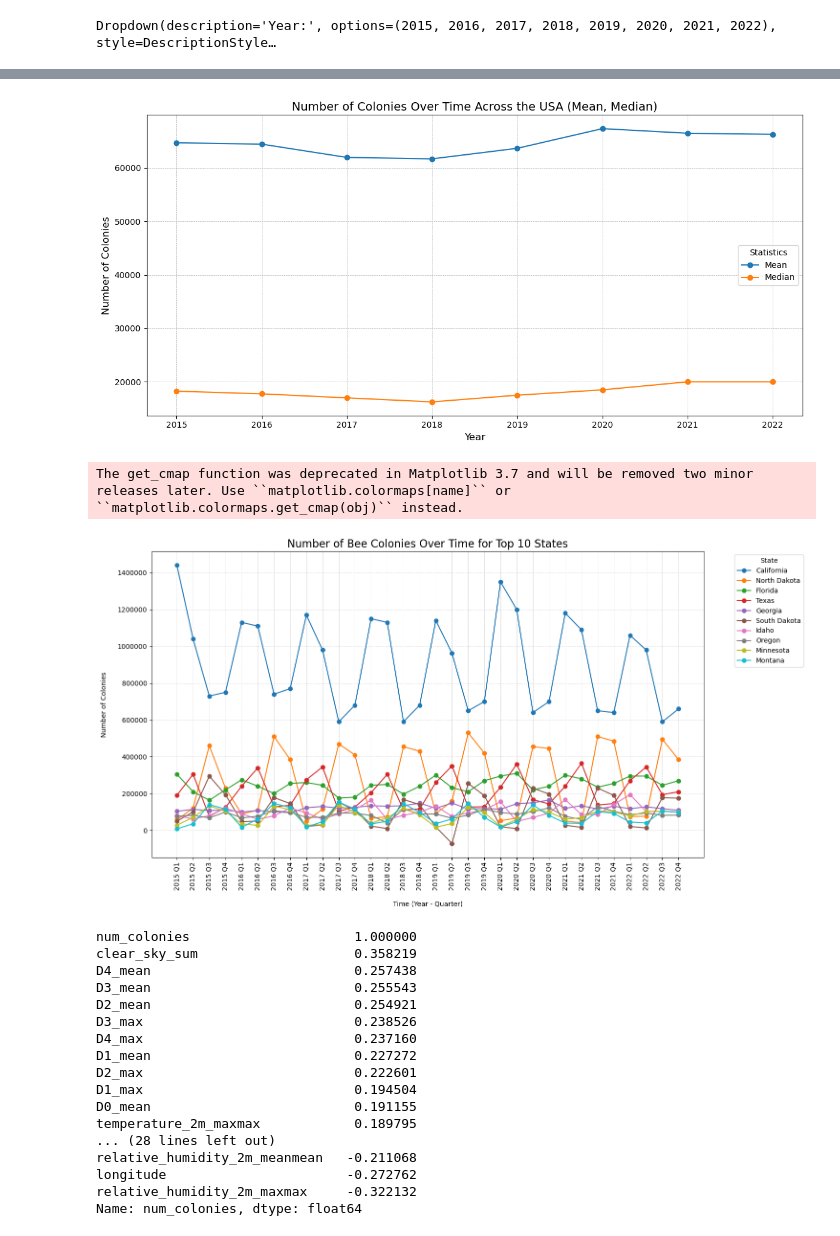
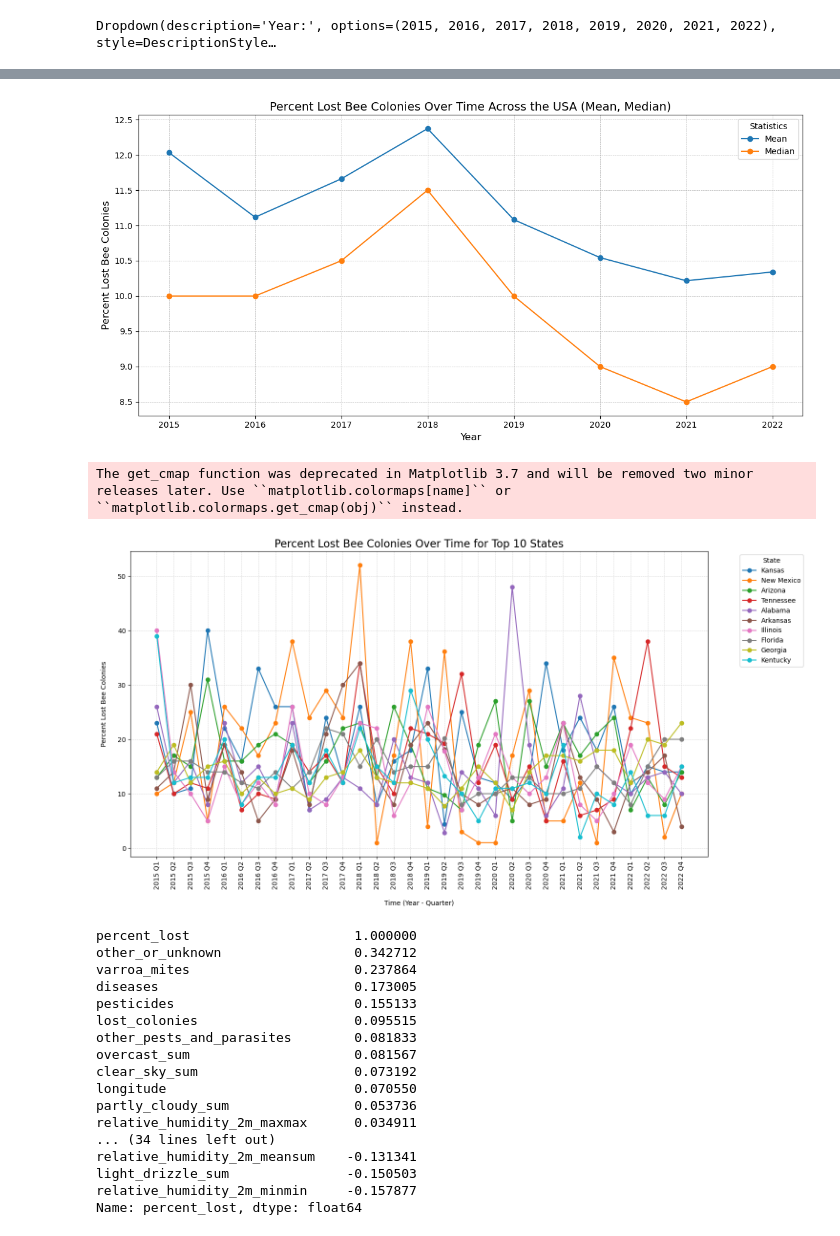
Before and after one commit to TinneCJM/Predicting-Bee-Colony-Loss-Across-the-USA, a Jupyter notebook: notebooks/3 EDA.ipynb, the cells around one changed output, grey strips where cells are left out. Drawn from its saved outputs; the diff is of its cells as text; code cells hidden in the pictures.

```diff
--- a/notebooks/3 EDA.ipynb
+++ b/notebooks/3 EDA.ipynb
@@ -32,6 +121,8 @@ ITM_DIR = os.path.join(os.getcwd(), '../data/cleaned')
 # %%
 # read in data
 bees = pd.read_csv(os.path.join(ITM_DIR, 'bees_clean_imputed.csv'))
+# set date from year and quarter columns
+bees['date'] = pd.to_datetime(bees['year'].astype(str) + 'Q' + bees['quarter'].astype(str))
 # %%
 bees
 # %% [output]
@@ -178,5 +165,5 @@ def plot_bee_colony_trends(bees, state):
 # %%
-state = 'North Dakota'
+state = 'Ohio'
 heatmap_colonies_over_time(bees, state)
 plot_bee_colony_trends(bees, state);
 # %% [output]
@@ -185,6 +172,6 @@ plot_bee_colony_trends(bees, state);
 # %%
 # Group data by year and calculate mean and median
-yearly_stats = bees.groupby('year')['num_colonies'].agg(['mean', 'median']).reset_index()
+yearly_stats = bees.groupby('year')['percent_lost'].agg(['mean', 'median']).reset_index()
 
 # Plot the time series
 plt.figure(figsize=(12, 6))
@@ -196,9 +183,9 @@ plt.plot(yearly_stats['year'], yearly_stats['mean'], marker='o', label='Mean')
 plt.plot(yearly_stats['year'], yearly_stats['median'], marker='o', label='Median')
 
 # Customize the plot
-plt.title('Number of Colonies Over Time Across the USA (Mean, Median)', fontsize=14)
+plt.title('Percent Lost Bee Colonies Over Time Across the USA (Mean, Median)', fontsize=14)
 plt.xlabel('Year', fontsize=12)
-plt.ylabel('Number of Colonies', fontsize=12)
+plt.ylabel('Percent Lost Bee Colonies', fontsize=12)
 plt.legend(title='Statistics')
 plt.grid(True, linestyle='--', linewidth=0.5)
 plt.tight_layout()
@@ -206,10 +193,10 @@ plt.tight_layout()
 # Show the plot
 plt.show()
 # %% [output]
-[figure, old version]
+[figure, new version]
 # %%
-# Calculate the mean num_colonies for each state
-state_means = bees.groupby('state')['num_colonies'].mean().sort_values(ascending=False)
+# Calculate the mean percent_lost for each state
+state_means = bees.groupby('state')['percent_lost'].mean().sort_values(ascending=False)
 
 # Get the top 10 states
 top_10_states = state_means.head(10).index
@@ -220,61 +207,61 @@ plt.figure(figsize=(15, 8))
 # Define a colormap for the states
 colors = cm.get_cmap('tab10', len(top_10_states))
 
 for i, state in enumerate(top_10_states):
     # Filter data for the current state and create time column
     state_data = bees[bees['state'] == state].copy()
     state_data['time'] = state_data['year'].astype(str) + ' Q' + state_data['quarter'].astype(str)
 
     # Sort time
     state_data = state_data.sort_values(by=['year', 'quarter'])
 
     # Plot
     plt.plot(
         state_data['time'],
-        state_data['num_colonies'],
+        state_data['percent_lost'],
         marker='o',
         color=colors(i),
         label=state
     )
 
 # Customize plot
-plt.title('Number of Bee Colonies Over Time for Top 10 States', fontsize=16)
+plt.title('Percent Lost Bee Colonies Over Time for Top 10 States', fontsize=16)
 plt.xlabel('Time (Year - Quarter)', labelpad=15)
-plt.ylabel('Number of Colonies', labelpad=15)
+plt.ylabel('Percent Lost Bee Colonies', labelpad=15)
 plt.xticks(rotation=90, fontsize=10)  # Rotate x-axis labels
 plt.ticklabel_format(style='plain', axis='y')  # Set y-axis to plain notation
 plt.grid(True, color='lightgray', linestyle='--', linewidth=0.6)  # Lighten gridlines
 plt.legend(title='State', bbox_to_anchor=(1.05, 1), loc='upper left')  # Place legend outside the plot
 
 plt.tight_layout()
 plt.show()
 # %% [output]
 The get_cmap function was deprecated in Matplotlib 3.7 and will be removed two minor releases later. Use ``matplotlib.colormaps[name]`` or ``matplotlib.colormaps.get_cmap(obj)`` instead.
-[figure, old version]
+[figure, new version]
 # %%
 # Calculate correlation matrix for all numeric columns to 'percent_lost'
-correlation_matrix = bees.corr(numeric_only=True)['num_colonies'].sort_values(ascending=False)
+correlation_matrix = bees.corr(numeric_only=True)['percent_lost'].sort_values(ascending=False)
 
 # Display the correlation matrix
 print(correlation_matrix)
 # %% [output]
-num_colonies                     1.000000
-clear_sky_sum                    0.358219
-D4_mean                          0.257438
-D3_mean                          0.255543
-D2_mean                          0.254921
-D3_max                           0.238526
-D4_max                           0.237160
-D1_mean                          0.227272
-D2_max                           0.222601
-D1_max                           0.194504
-D0_mean                          0.191155
-temperature_2m_maxmax            0.189795
-... (28 lines left out)
-relative_humidity_2m_meanmean   -0.211068
-longitude                       -0.272762
-relative_humidity_2m_maxmax     -0.322132
-Name: num_colonies, dtype: float64
+percent_lost                     1.000000
+other_or_unknown                 0.342712
+varroa_mites                     0.237864
+diseases                         0.173005
+pesticides                       0.155133
+lost_colonies                    0.095515
+other_pests_and_parasites        0.081833
+overcast_sum                     0.081567
+clear_sky_sum                    0.073192
+longitude                        0.070550
+partly_cloudy_sum                0.053736
+relative_humidity_2m_maxmax      0.034911
+... (34 lines left out)
+relative_humidity_2m_meansum    -0.131341
+light_drizzle_sum               -0.150503
+relative_humidity_2m_minmin     -0.157877
+Name: percent_lost, dtype: float64
 # %%
 # top 10 correlated features
 correlations = correlation_matrix.abs().sort_values(ascending=False).head(11)
```
Also changed, not shown: parts of 19 cells of this notebook, 10 other files.
